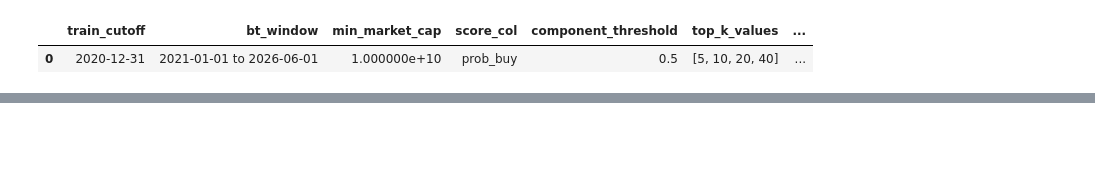
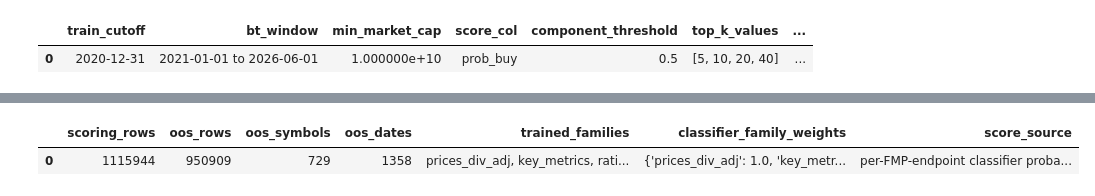
Before and after one commit to quantarb/optimal_trader, a Jupyter notebook: notebook_traditional_ml_synthetic_options_backtest.ipynb, the cells around one changed output, grey strips where cells are left out. Cells and saved outputs as stored; diff of their text form; code cells hidden in the pictures; blank space fills up the shorter version.

Commit message:
Optimized option backtesting performance

```diff
--- a/notebook_traditional_ml_synthetic_options_backtest.ipynb
+++ b/notebook_traditional_ml_synthetic_options_backtest.ipynb
@@ -740,7 +868,9 @@ APP_CFG = {
     },
     "runtime": {
         "max_clf_train_rows": 250_000,
-        "classifier_backend": "cuml_rf",
+        "label_max_workers": min(8, max(1, (os.cpu_count() or 2) // 2)),
+        "fmp_feature_max_workers": min(8, max(1, (os.cpu_count() or 2) // 2)),
+        "classifier_backend": "auto",
         "artifact_dir": os.path.abspath("artifacts/synthetic_options_classifier_families"),
     },
     "fmp_refresh": {
@@ -1641,24 +1895,28 @@ display(pd.DataFrame([
 # %%
 prob_cfg = ProbabilityColumnConfig(**APP_CFG["probability_columns"])
-scored_panel_all = _build_family_prediction_panel(
-    start_ts=SCORE_START_TS,
-    end_ts=BT_END_TS,
-    progress_logger=log_refresh,
-)
+with timed_phase("final classifier scoring", collect_after=True):
+    scored_panel_all = _build_family_prediction_panel(
+        start_ts=SCORE_START_TS,
+        end_ts=BT_END_TS,
+        progress_logger=log_refresh,
+    )
 if scored_panel_all.empty:
     raise RuntimeError("No ensemble score rows were produced for the scoring panel.")
 
-scored_panel_all = enrich_scored_panel(scored_panel_all, prob_config=prob_cfg)
-bt_panel_all = make_backtest_panel(
-    scored_panel=scored_panel_all,
-    technical_df=technical_df,
-    start=SCORE_START_TS,
-    end=BT_END_TS,
-)
-bt_panel_5y = bt_panel_all.loc[
-    (bt_panel_all.index.get_level_values("date") >= BT_START_TS)
-    & (bt_panel_all.index.get_level_values("date") <= BT_END_TS)
-].copy()
+with timed_phase("enrich scored panel", rows=len(scored_panel_all), cols=len(scored_panel_all.columns)):
+    scored_panel_all = enrich_scored_panel(scored_panel_all, prob_config=prob_cfg)
+with timed_phase("make backtest panel", rows=len(scored_panel_all), cols=len(scored_panel_all.columns)):
+    bt_panel_all = make_backtest_panel(
+        scored_panel=scored_panel_all,
+        technical_df=technical_df,
+        start=SCORE_START_TS,
+        end=BT_END_TS,
+    )
+with timed_phase("slice OOS backtest panel", rows=len(bt_panel_all), cols=len(bt_panel_all.columns)):
+    bt_panel_5y = bt_panel_all.loc[
+        (bt_panel_all.index.get_level_values("date") >= BT_START_TS)
+        & (bt_panel_all.index.get_level_values("date") <= BT_END_TS)
+    ].copy()
 
 display(pd.DataFrame([
     {
@@ -1671,3 +1929,4 @@ display(pd.DataFrame([
         "score_source": "per-FMP-endpoint classifier probabilities",
     }
 ]))
+# %% [output]
@@ -1674,3 +1950,5 @@ display(pd.DataFrame([
+|  | scoring_rows | oos_rows | oos_symbols | oos_dates | trained_families | classifier_family_weights | score_source |
+| 0 | 1115944 | 950909 | 729 | 1358 | prices_div_adj, key_metrics, rati... | {'prices_div_adj': 1.0, 'key_metr... | per-FMP-endpoint classifier proba... |
 # %%
 score_col = str(APP_CFG["strategy"]["score_col"])
 short_score_col = resolve_short_score_col(score_col)
```
Also changed, not shown: parts of 9 cells of this notebook, 4 other files.
